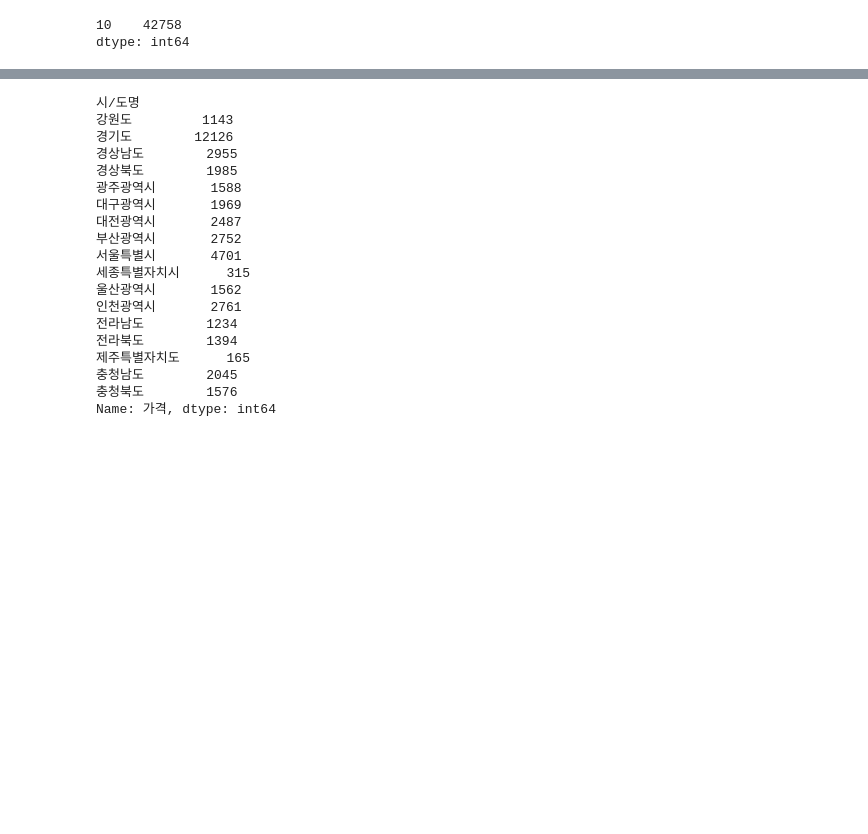
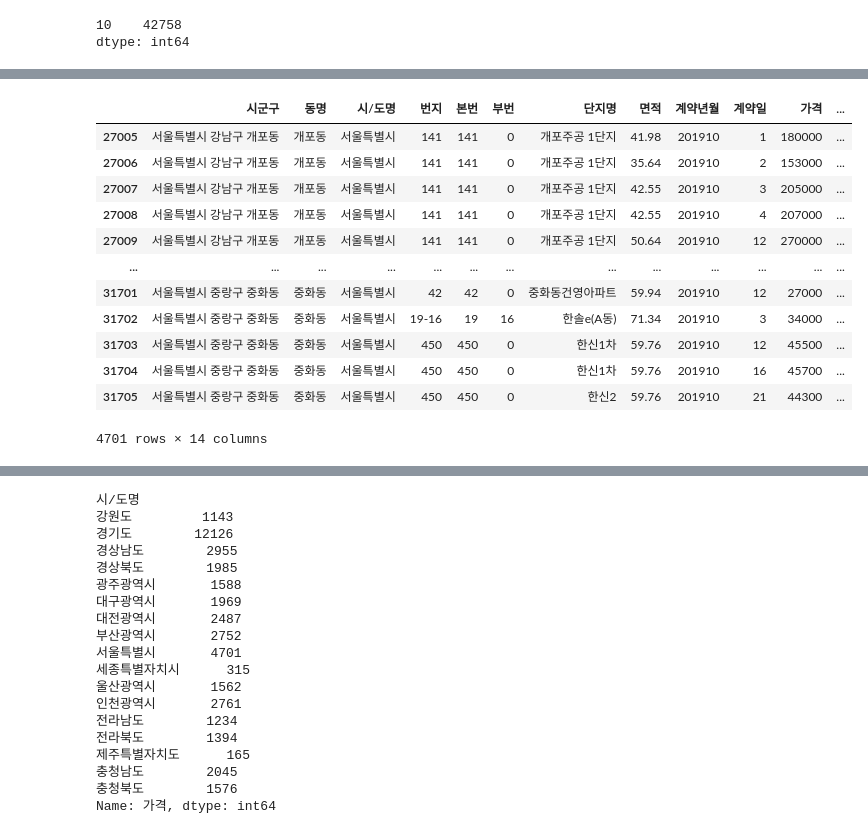
Before and after one commit to Gasijiyo/FirstStep_Python, a Jupyter notebook: py26_apt.ipynb, the cells around one changed output, grey strips where cells are left out. Drawn from its saved outputs; the diff is of its cells as text; code cells hidden in the pictures; blank space fills up the shorter version.

```diff
--- a/py26_apt.ipynb
+++ b/py26_apt.ipynb
@@ -186,6 +184,15 @@ month_counts
 dtype: int64
 # %%
 # 서울특별시 아파트들의 동별 아파트 가격의 개수, 평균, 최솟값, 최댓값
+# 서울 동 데이터 추출
+address = []
 dong = []
-# for d in apt[apt['시군구'].str.contains('서울')]:
-    # dong.append(d[])
+# 서울시 주소 추출
+apt_seoul=apt[apt['시군구'].str.contains('서울')]
+for data in apt_seoul['시군구']:
+    datasplit = data.split()
+    address.extend(datasplit)
+# 주소 중 '~동'만 추출
+for n in range(2,len(address),3):
+    dong.append(address[n])
+dong
@@ -191,0 +217,18 @@ dong = []
+# %%
+# 서울데이터에 동명추가.
+apt_seoul.insert(1,'동명', dong)
+apt_seoul
+# %% [output]
+|  | 시군구 | 동명 | 시/도명 | 번지 | 본번 | 부번 | 단지명 | 면적 | 계약년월 | 계약일 | 가격 | ... |
+| 27005 | 서울특별시 강남구 개포동 | 개포동 | 서울특별시 | 141 | 141 | 0 | 개포주공 1단지 | 41.98 | 201910 | 1 | 180000 | ... |
+| 27006 | 서울특별시 강남구 개포동 | 개포동 | 서울특별시 | 141 | 141 | 0 | 개포주공 1단지 | 35.64 | 201910 | 2 | 153000 | ... |
+| 27007 | 서울특별시 강남구 개포동 | 개포동 | 서울특별시 | 141 | 141 | 0 | 개포주공 1단지 | 42.55 | 201910 | 3 | 205000 | ... |
+| 27008 | 서울특별시 강남구 개포동 | 개포동 | 서울특별시 | 141 | 141 | 0 | 개포주공 1단지 | 42.55 | 201910 | 4 | 207000 | ... |
+| 27009 | 서울특별시 강남구 개포동 | 개포동 | 서울특별시 | 141 | 141 | 0 | 개포주공 1단지 | 50.64 | 201910 | 12 | 270000 | ... |
+| ... | ... | ... | ... | ... | ... | ... | ... | ... | ... | ... | ... | ... |
+| 31701 | 서울특별시 중랑구 중화동 | 중화동 | 서울특별시 | 42 | 42 | 0 | 중화동건영아파트 | 59.94 | 201910 | 12 | 27000 | ... |
+| 31702 | 서울특별시 중랑구 중화동 | 중화동 | 서울특별시 | 19-16 | 19 | 16 | 한솔e(A동) | 71.34 | 201910 | 3 | 34000 | ... |
+| 31703 | 서울특별시 중랑구 중화동 | 중화동 | 서울특별시 | 450 | 450 | 0 | 한신1차 | 59.76 | 201910 | 12 | 45500 | ... |
+| 31704 | 서울특별시 중랑구 중화동 | 중화동 | 서울특별시 | 450 | 450 | 0 | 한신1차 | 59.76 | 201910 | 16 | 45700 | ... |
+| 31705 | 서울특별시 중랑구 중화동 | 중화동 | 서울특별시 | 450 | 450 | 0 | 한신2 | 59.76 | 201910 | 21 | 44300 | ... |
+4701 rows × 14 columns
```
Also changed, not shown: parts of 14 cells of this notebook.
